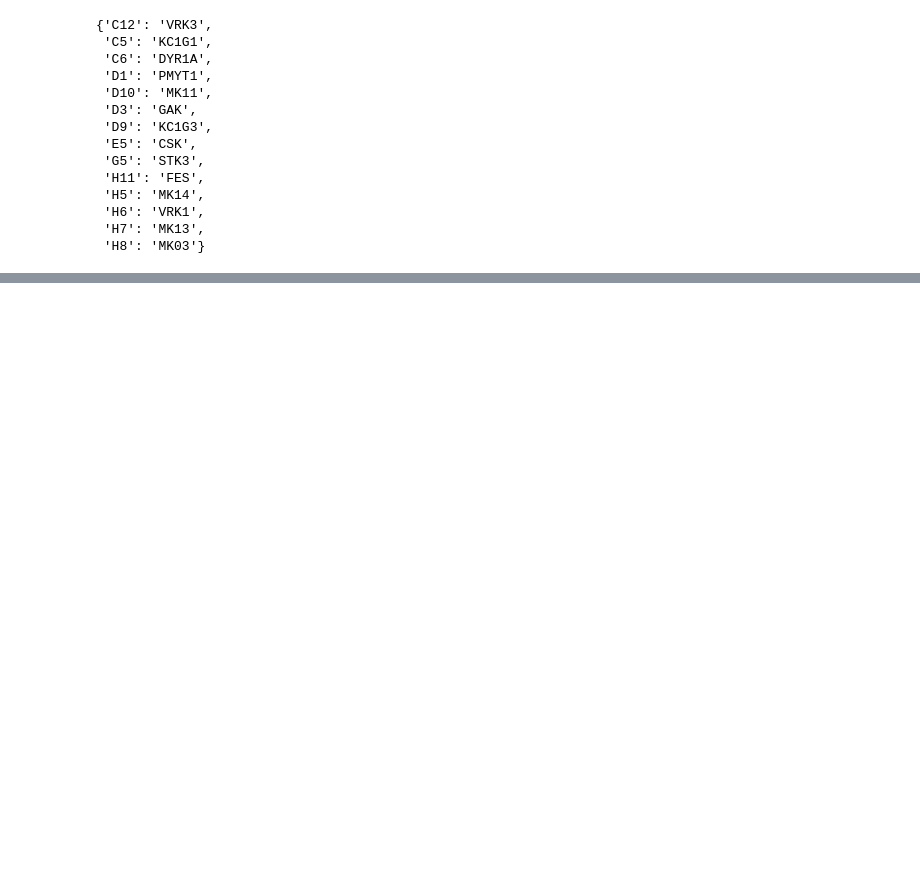
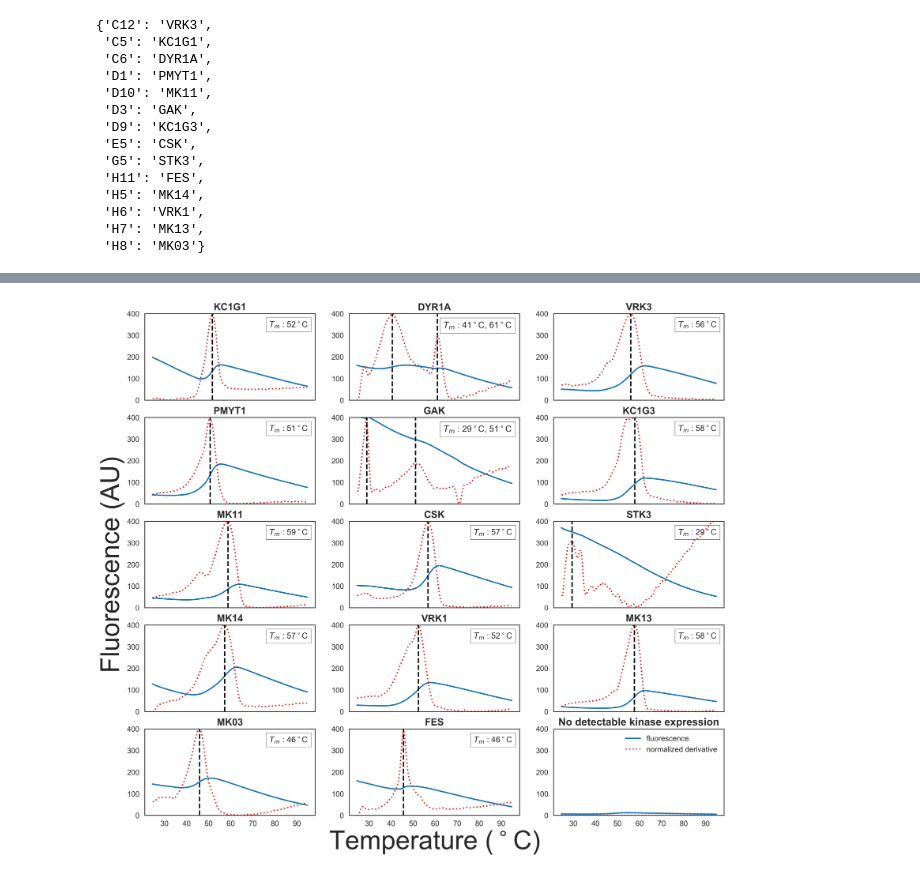
Before and after one commit to choderalab/kinase-ecoli-expression-panel, a Jupyter notebook: thermofluor-assay/thermofluor_analysis.ipynb, the cells around one changed output, grey strips where cells are left out. Drawn from its saved outputs; the diff is of its cells as text; code cells hidden in the pictures; blank space fills up the shorter version.

Commit message:
Update plotting notebook for thermofluor experiment

```diff
--- a/thermofluor-assay/thermofluor_analysis.ipynb
+++ b/thermofluor-assay/thermofluor_analysis.ipynb
@@ -24,7 +24,7 @@ df_data4 = df4[col_to_keep]
 df_tm4 = pd.read_csv('plate4/high_expression/plate4_high_expression_manual_Tm_detection.csv', header=1)
 temps4 = list(df4['X'])
 # %%
-df_exp = pd.read_excel('/Users/albaness/github/kinase-ecoli-expression-panel/expression_data/96-kinase/470_Report_Expression_Test_Results.xls')
+df_exp = pd.read_excel('../expression_data/96-kinase/470_Report_Expression_Test_Results.xls')
 list_of_wells = [x.split(':')[0] for x in col_to_keep]
 df_exp = df_exp[df_exp.Well.isin(list_of_wells)]
 kinase_names = list(df_exp[ 'target ID'])
@@ -156,0 +157,83 @@ fig.savefig('neg_deriv_tm.pdf', dpi=300)
+# %%
+current_palette = sns.color_palette()
+
+max_fluorescence = 400
+
+fluorescence_color = current_palette[0]
+deriv_color = current_palette[3]
+tm_color = 'black'
+
+fig = plt.figure(figsize=(18,16), dpi=300)
+for i,col in enumerate(col_to_keep):
+    well = list_of_wells[i]
+    index = i + 1
+    ax1 = fig.add_subplot(5,3,index)
+
+    if i == 13:
+        plt.xlabel('Temperature ($^\circ$C)', fontsize=45)
+    if i == 6:
+        plt.ylabel('Fluorescence (AU)', fontsize=45)
+
+    ax2 = ax1.twinx()
+    #plt.plot(temps, df_data[col], color='blue')
+
+    # Plot fluorescence
+    y = df_data4[col]
+    #y = (y - y.min()) / (y.max() - y.min());
+    ax1.plot(temps4, y, color=fluorescence_color)
+    ax1.set_ylim(0, max_fluorescence)
+    ax1.yaxis.set_ticks([0, 100, 200, 300, 400])
+
+    # Title subplot
+    plt.title('%s' % kinase_dict[well], fontsize=17, fontweight='bold')
+
+    # Plot normalized derivative
+    y = -df_data4_deriv[col]
+    y = (y - y.min()) / (y.max() - y.min())
+    ax2.plot(temps4_deriv, y, color=current_palette[3], linestyle=':')
+    ax2.tick_params('n', colors='r')
+    ax2.set_ylim(0, 1)
+    ax2.yaxis.set_ticks([])
+
+    if i < 12:
+        ax1.xaxis.set_ticks([])
+        ax2.xaxis.set_ticks([])
+    else:
+        ax1.xaxis.set_ticks([30, 40, 50, 60, 70, 80, 90])
+
+    # Plot Tms
+    plt.axvline(x=list(df_tm4['Tm1'])[i], color=tm_color, linestyle='--')
+    if str(list(df_tm4['Tm2'])[i]) != 'nan':
+        ax1.axvline(x=list(df_tm4['Tm2'])[i], color=tm_color, linestyle='--')
+
+
+    # Plot Tms in legend
+    if str(list(df_tm4['Tm2'])[i]) != 'nan':
+        anchored_text = AnchoredText("$T_m$ : %.0f$^\circ$C, %.0f$^\circ$C " % (list(df_tm4['Tm1'])[i], list(df_tm4['Tm2'])[i]) , loc=1, prop=dict(size=15))
+    else:
+        anchored_text = AnchoredText("$T_m$ : %.0f$^\circ$C " % (list(df_tm4['Tm1'])[i]) , loc=1, prop=dict(size=14))
+    #anchored_text = AnchoredText("$T_m^1$ : %.0f$^\circ$C" % (list(df_tm['Tm1'])[i]) , loc=1, prop=dict(size=15))
+
+    ax1.add_artist(anchored_text)
+
+# Plot no detectable expression case
+ax1 = fig.add_subplot(5,3,15)
+#ax.plot(temps_low, df_data_low[col_to_keeplow[0]], color='green')
+col = col_to_keeplow4[0]
+y = df_data_low4[col]
+#y = (y - y.min()) / (y.max() - y.min());
+ax1.plot(temps4, y, color=fluorescence_color)
+ax1.set_ylim(0, max_fluorescence)
+# Make sure something is plotted for the derivative
+y = y * 0
+ax1.plot(temps4, y, color=deriv_color, linestyle=':')
+ax1.xaxis.set_ticks([30, 40, 50, 60, 70, 80, 90])
+plt.title('No detectable kinase expression', fontsize=18, fontweight='bold')
+
+plt.legend(['fluorescence', 'normalized derivative']);
+
+# Save figure
+#fig.tight_layout()
+fig.savefig('bothplates_dualaxis_tm.pdf', dpi=300)
+# %% [output]
+[figure, added]
```
Also changed, not shown: parts of 2 cells of this notebook, 3 other files.
